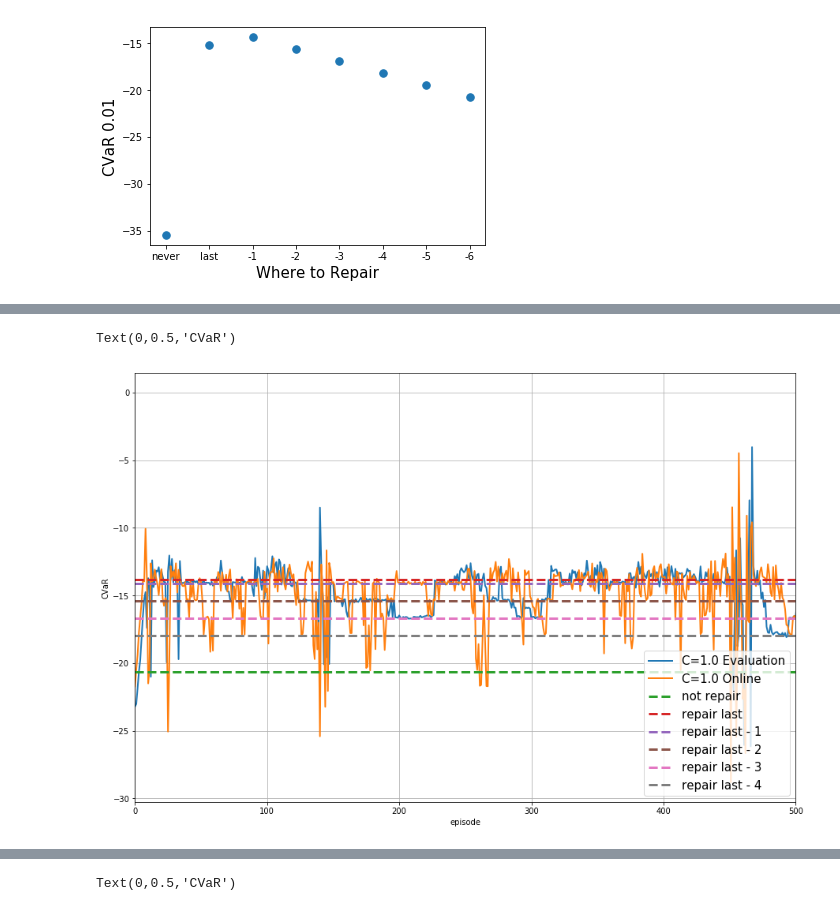
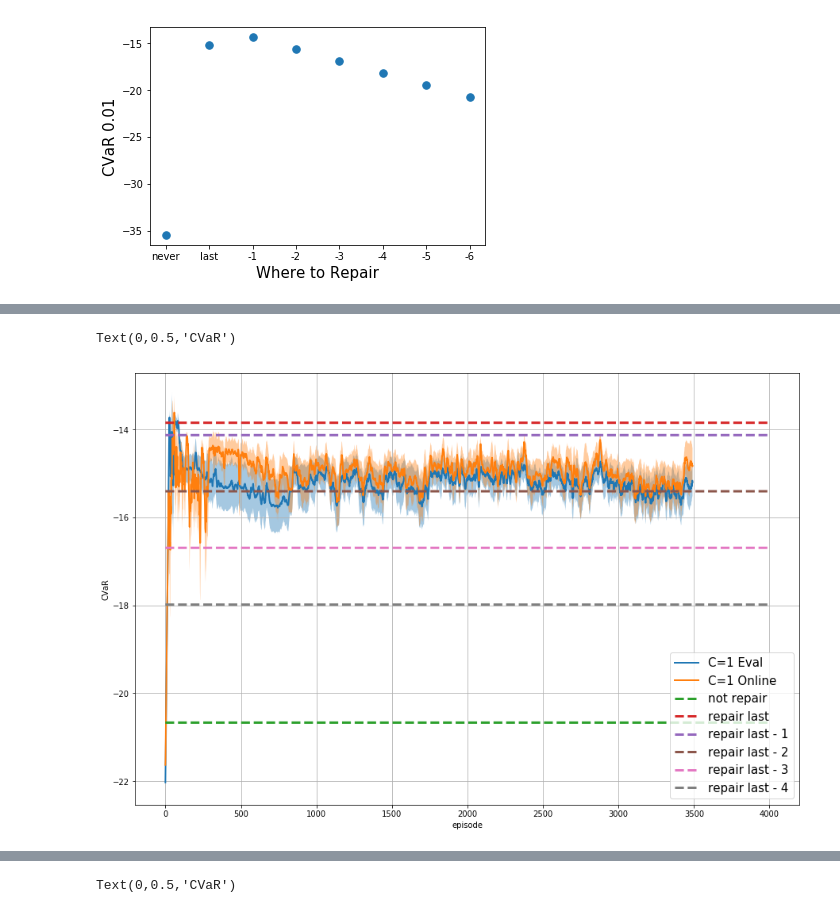
Before and after one commit to Rkeramati/crl, a Jupyter notebook: UAI/Analysis.ipynb, the cells around one changed output, grey strips where cells are left out. Drawn from its saved outputs; the diff is of its cells as text; code cells hidden in the pictures.

```diff
--- a/UAI/Analysis.ipynb
+++ b/UAI/Analysis.ipynb
@@ -9,8 +9,9 @@ def CVaR(returns, alpha):
     CVaR = np.mean(returns[idx])
     return CVaR
 
-def read(name, rang, alpha=0.25):
+def read(name, rang, alpha=0.25, reshape=1):
     file = np.load(name%(0))
+
     cvar = np.zeros(file.shape[0])
     for i in range(file.shape[0]):
         var = np.sort(file[i, :])[int(len(file[i, :]) * alpha)]
@@ -20,6 +21,7 @@ def read(name, rang, alpha=0.25):
 
     for i in range(1, rang):
         file = np.load(name%(i))
+        #file = file.reshape((-1, file.shape[1]*reshape))
         temp = np.zeros(file.shape[0])
         for i in range(file.shape[0]):
             var = np.sort(file[i, :])[int(len(file[i, :]) * alpha)]
@@ -28,8 +30,13 @@ def read(name, rang, alpha=0.25):
         temp = np.expand_dims(temp, axis = 0)
         cvar = np.concatenate([cvar, temp], axis = 0)
     return cvar
-def CVaRplot(ax, ret, label):
-    mean = np.mean(ret, axis=0)
-    std = np.std(ret, axis=0)
+def CVaRplot(ax, ret, label, n =20):
+    mean = mv(np.mean(ret, axis=0), n)
+    std = mv(np.std(ret, axis=0), n)
     plt.plot(mean, label=label, linewidth=2)
     plt.fill_between(np.arange(mean.shape[0]), mean-0.5*std, mean+0.5*std, alpha=0.4)
+
+def mv(a, n=3) :
+    ret = np.cumsum(a, dtype=float)
+    ret[n:] = ret[n:] - ret[:-n]
+    return ret[n - 1:] / n
@@ -91,21 +313,26 @@ C1Opt20_online = read('results/cdf_1_40_cdf_online_%d.npy', 1, alpha=0.25)
+# %%
+C1_eval = read('results/cdf_new_1_cdf_eval_%d.npy', 3, alpha=0.25)
+C1_online = read('results/cdf_new_1_cdf_online_%d.npy', 3, alpha=0.25)
 # %%
 fig = plt.figure(figsize=(15, 10))
-CVaRplot(fig, C1Opt20_eval, label='C=1.0 Evaluation')
-CVaRplot(fig, C1Opt20_online, label='C=1.0 Online')
+n = 1
 
-plt.plot(np.arange(1500), np.ones(1500) * -20.66888775365751, '--', label = 'not repair', linewidth=3)
-plt.plot(np.arange(1500), np.ones(1500) * -13.8470595927254, '--',label = 'repair last', linewidth=3)
-plt.plot(np.arange(1500), np.ones(1500) * -14.128583926728682, '--',label = 'repair last - 1', linewidth=3)
-plt.plot(np.arange(1500), np.ones(1500) * -15.406251169207456, '--',label = 'repair last - 2', linewidth=3)
-plt.plot(np.arange(1500), np.ones(1500) * -16.69258923741405, '--',label = 'repair last - 3', linewidth=3)
-plt.plot(np.arange(1500), np.ones(1500) * -17.98446898597323, '--',label = 'repair last - 4', linewidth=3)
+CVaRplot(fig, C1_eval, label='C=1 Eval', n =10)
+CVaRplot(fig, C1_online, label='C=1 Online', n =10)
 
-plt.xlim([0, 500])
-#plt.ylim([-25, -12])
+tot = 4000
+plt.plot(np.arange(tot), np.ones(tot) * -20.66888775365751, '--', label = 'not repair', linewidth=3)
+plt.plot(np.arange(tot), np.ones(tot) * -13.8470595927254, '--',label = 'repair last', linewidth=3)
+plt.plot(np.arange(tot), np.ones(tot) * -14.128583926728682, '--',label = 'repair last - 1', linewidth=3)
+plt.plot(np.arange(tot), np.ones(tot) * -15.406251169207456, '--',label = 'repair last - 2', linewidth=3)
+plt.plot(np.arange(tot), np.ones(tot) * -16.69258923741405, '--',label = 'repair last - 3', linewidth=3)
+plt.plot(np.arange(tot), np.ones(tot) * -17.98446898597323, '--',label = 'repair last - 4', linewidth=3)
+
+
 plt.legend(loc=4, fontsize= 15)
 plt.grid()
 plt.xlabel('episode')
 plt.ylabel('CVaR')
 # %% [output]
 Text(0,0.5,'CVaR')
-[figure, old version]
+[figure, new version]
```
Also changed, not shown: parts of 44 cells of this notebook, 6 other files.
